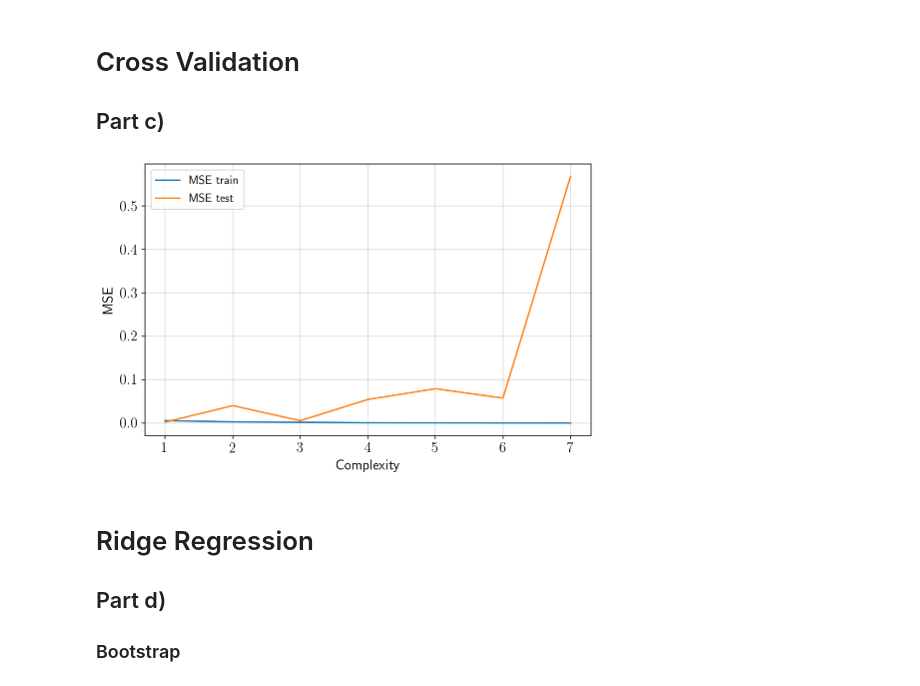
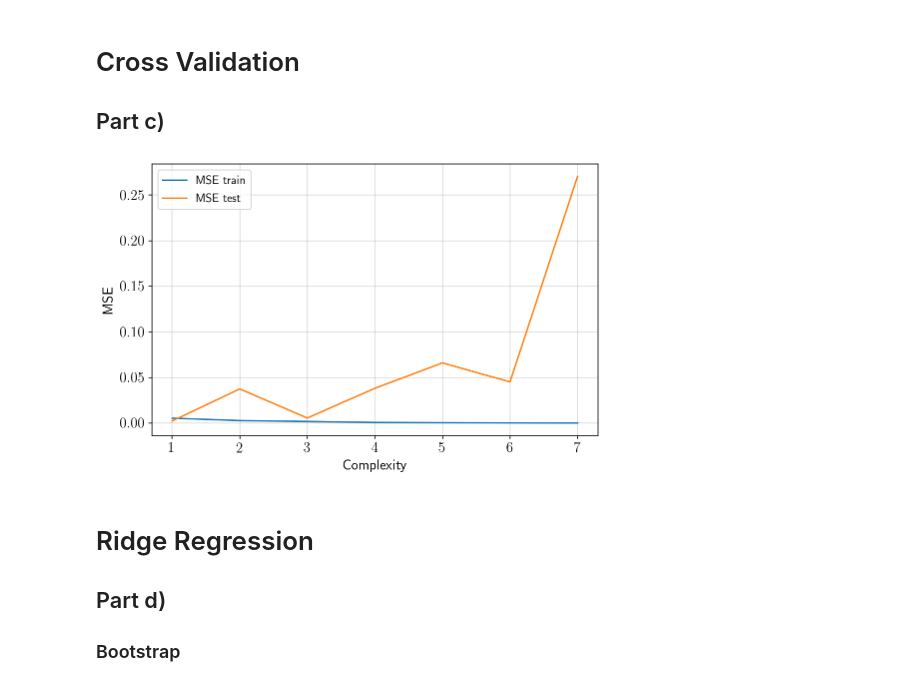
Before and after one commit to erikasan/fys-stk, a Jupyter notebook: project1/fysstk_p1_with_mylearn.ipynb, the cells around one changed output. Cells and saved outputs as stored; diff of their text form; code cells hidden in the pictures.

```diff
--- a/project1/fysstk_p1_with_mylearn.ipynb
+++ b/project1/fysstk_p1_with_mylearn.ipynb
@@ -174,22 +175,23 @@ for i, deg in enumerate(tqdm(degrees)):
 
     # Scale the data, i.e, subtract the mean and divide by std (based on the training set)
     X_train_scaled, X_test_scaled = normalize_data(X_train, X_test, with_intercept=False)
+    z_train_scaled, z_test_scaled = normalize_target(z_train, z_test)
 
     # Create linear regression object
     ols_linreg = LinearRegression(fit_intercept=True)
 
     # Train the model using the (scaled) training sets
-    ols_linreg.fit(X_train_scaled, z_train)
+    ols_linreg.fit(X_train_scaled, z_train_scaled)
     z_fit = ols_linreg.predict(X_train_scaled)
 
     # Make predictions using the test set
     z_pred = ols_linreg.predict(X_test_scaled)
 
     # Statistical metrics
-    mse["train"][i] = ols_linreg.mse(X_train_scaled, z_train)
-    mse["test"][i] = ols_linreg.mse(X_test_scaled, z_test)
-    r2["train"][i] = ols_linreg.r2(X_train_scaled, z_train)
-    r2["test"][i] = ols_linreg.r2(X_test_scaled, z_test)
+    mse["train"][i] = ols_linreg.mse(X_train_scaled, z_train_scaled)
+    mse["test"][i] = ols_linreg.mse(X_test_scaled, z_test_scaled)
+    r2["train"][i] = ols_linreg.r2(X_train_scaled, z_train_scaled)
+    r2["test"][i] = ols_linreg.r2(X_test_scaled, z_test_scaled)
 
 
 fig = plt.figure(figsize=(8,6))
@@ -210,7 +212,7 @@ Figure shows an example of forced overfitting. Small error, increasing complexit
 # Create data
 np.random.seed(42)
 
-n = 100        # n x n number of data points
+n = 100     # n x n number of data points
 sigma2 = 0.1   # irreducible error
 deg = 5
 
@@ -234,12 +236,13 @@ X_train, X_test, z_train, z_test = train_test_split(X, z, test_size=0.2)
 
 # Scale the data, i.e, subtract the mean and divide by std (based on the training set)
 X_train_scaled, X_test_scaled = normalize_data(X_train, X_test, with_intercept=False)
+z_train_scaled, z_test_scaled = normalize_target(z_train, z_test)
 
 # Create linear regression object
 ols_linreg = LinearRegression(fit_intercept=True)
 
 # Train the model using the (scaled) training sets
-ols_linreg.fit(X_train_scaled, z_train)
+ols_linreg.fit(X_train_scaled, z_train_scaled)
 
 # CI
 Coef_interval = ols_linreg.coef_CI(critical_value=1.96)
@@ -291,16 +294,17 @@ for i, deg in enumerate(tqdm(degrees)):
 
     # Scale the data, i.e, subtract the mean and divide by std (based on the training set)
     X_train_scaled, X_test_scaled = normalize_data(X_train, X_test, with_intercept=False)
+    z_train_scaled, z_test_scaled = normalize_target(z_train, z_test)
 
     z_pred = np.empty((z_test.shape[0], n_bootstraps))
 
     for trial_idx in range(n_bootstraps):
-        X_, z_ = resample(X_train_scaled, z_train)
+        X_, z_ = resample(X_train_scaled, z_train_scaled)
         ols_linreg = LinearRegression(fit_intercept=True)
         ols_linreg.fit(X_, z_)
         z_pred[:, trial_idx] = ols_linreg.predict(X_test_scaled)
 
-    bias2[i] = np.mean((z_test - np.mean(z_pred, axis=1))**2) # bias^2
+    bias2[i] = np.mean((z_test_scaled - np.mean(z_pred, axis=1))**2) # bias^2
     variance[i] = np.mean(np.var(z_pred, axis=1))
 
 MSE = bias2 + variance
@@ -324,7 +328,7 @@ fig.savefig(fig_path("bias_variance_ols.png"), dpi=300)
 # Create data
 np.random.seed(41)
 
-n = 20          # number of data points
+n = 75          # number of data points
 sigma2 = 0.01   # irreducible error
 
 x = np.linspace(0, 1, n)
@@ -353,37 +357,42 @@ scores_KFold_test = np.zeros((maxdeg, k))
 
 for i, deg in enumerate(degrees):
 
     # Generate design matrix
     X = designMatrix(x, y, deg, with_intercept=False)
     j = 0
     for train_inds, test_inds in kfold.split(x):
         X_train = X[train_inds]
         z_train = z[train_inds]
 
         X_test = X[test_inds]
         z_test = z[test_inds]
 
+        # Scale the data, i.e, subtract the mean and divide by std (based on the training set)
+        X_train_scaled, X_test_scaled = normalize_data(X_train, X_test, with_intercept=False)
+        z_train_scaled, z_test_scaled = normalize_target(z_train, z_test)
+
         ols_linreg = LinearRegression(fit_intercept=True)
-        ols_linreg.fit(X_train, z_train)
-        scores_KFold_train[i, j] = ols_linreg.mse(X_train, z_train)
-        scores_KFold_test[i, j] = ols_linreg.mse(X_test, z_test)
+        ols_linreg.fit(X_train_scaled, z_train_scaled)
+        scores_KFold_train[i, j] = ols_linreg.mse(X_train_scaled, z_train_scaled)
+        scores_KFold_test[i, j] = ols_linreg.mse(X_test_scaled, z_test_scaled)
 
 
     j += 1
 
 estimated_mse_KFold_train = np.mean(scores_KFold_train, axis = 1)
 estimated_mse_KFold_test = np.mean(scores_KFold_test, axis = 1)
 
 fig = plt.figure(figsize=(8, 5))
 plt.grid(alpha=0.5)
 plt.plot(degrees, estimated_mse_KFold_train, label='MSE train')
 plt.plot(degrees, estimated_mse_KFold_test, label='MSE test')
 plt.legend()
 plt.xlabel("Complexity")
 plt.ylabel("MSE")
 plt.show()
+fig.savefig(fig_path("Cross_validation_OLS"), dpi=300)
 # %% [output]
-[figure, old version]
+[figure, new version]
 # %% [markdown]
 # Ridge Regression
 
```
Also changed, not shown: parts of 14 cells of this notebook, 13 other files.
